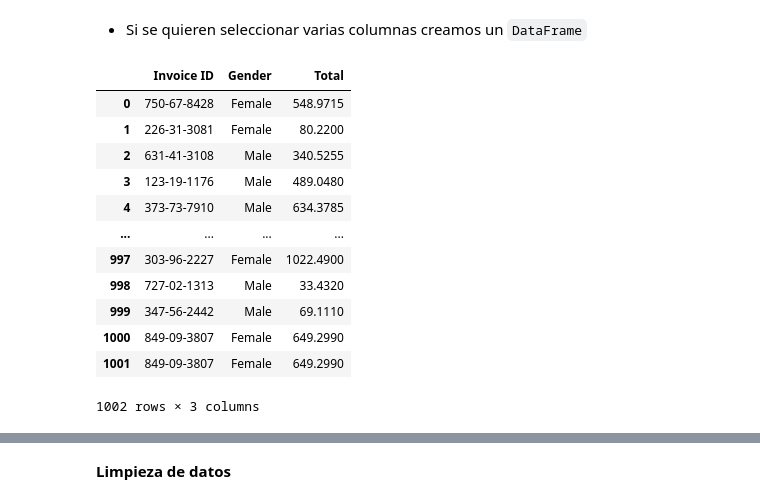
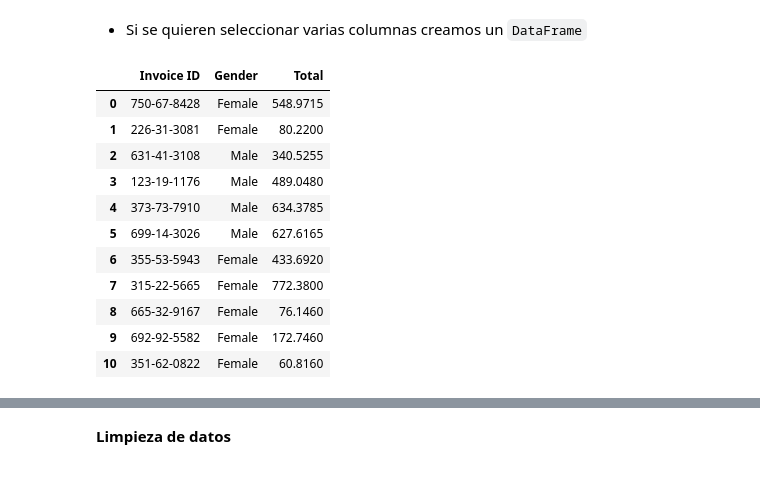
Before and after one commit to kkyouma/ayudantia_computacion_2, a Jupyter notebook: Ayudantia 2/Ayudantia_2.ipynb, the cells around one changed output, grey strips where cells are left out. Drawn from its saved outputs; the diff is of its cells as text; code cells hidden in the pictures.

```diff
--- a/Ayudantia 2/Ayudantia_2.ipynb
+++ b/Ayudantia 2/Ayudantia_2.ipynb
@@ -100,18 +100,18 @@ Name: City, Length: 1002, dtype: object
 # %% [markdown]
 - Si se quieren seleccionar varias columnas creamos un `DataFrame`
 # %%
-df[["Invoice ID", "Gender", "Total"]]
+df_s = df[["Invoice ID", "Gender", "Total"]].loc[:10]
+df_s
 # %% [output]
 |  | Invoice ID | Gender | Total |
 | 0 | 750-67-8428 | Female | 548.9715 |
 | 1 | 226-31-3081 | Female | 80.2200 |
 | 2 | 631-41-3108 | Male | 340.5255 |
 | 3 | 123-19-1176 | Male | 489.0480 |
 | 4 | 373-73-7910 | Male | 634.3785 |
-| ... | ... | ... | ... |
-| 997 | 303-96-2227 | Female | 1022.4900 |
-| 998 | 727-02-1313 | Male | 33.4320 |
-| 999 | 347-56-2442 | Male | 69.1110 |
-| 1000 | 849-09-3807 | Female | 649.2990 |
-| 1001 | 849-09-3807 | Female | 649.2990 |
+| 5 | 699-14-3026 | Male | 627.6165 |
+| 6 | 355-53-5943 | Female | 433.6920 |
+| 7 | 315-22-5665 | Female | 772.3800 |
+| 8 | 665-32-9167 | Female | 76.1460 |
+| 9 | 692-92-5582 | Female | 172.7460 |
+| 10 | 351-62-0822 | Female | 60.8160 |
-1002 rows × 3 columns
```
Also changed, not shown: parts of 6 cells of this notebook, 8 other files.
